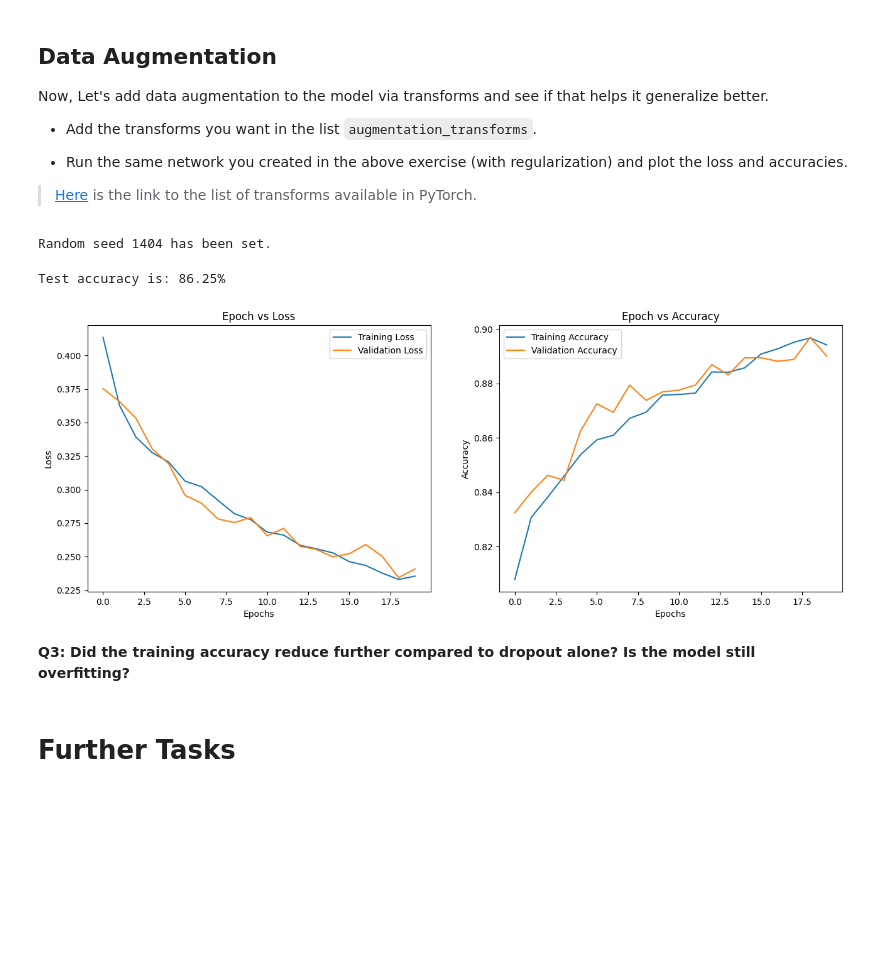
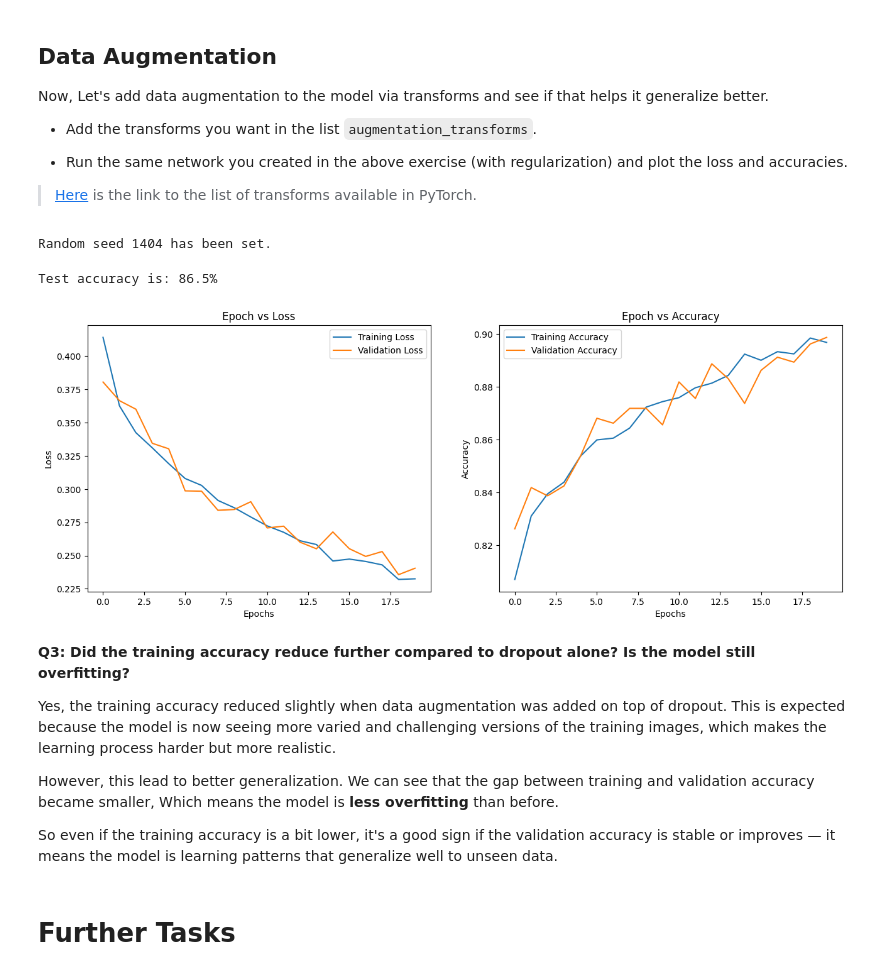
Before and after one commit to MahdiS3171/Deep-Learning-SUT-Course-Spring-2025, a Jupyter notebook: HW/HW2/Student_HW_CNN_part2.ipynb, the cells around one changed output. Cells and saved outputs as stored; diff of their text form; code cells hidden in the pictures; blank space fills up the shorter version.

```diff
--- a/HW/HW2/Student_HW_CNN_part2.ipynb
+++ b/HW/HW2/Student_HW_CNN_part2.ipynb
@@ -324,7 +325,7 @@ class emnist_net(nn.Module):
     # 1)
     self.conv1 = nn.Conv2d(in_channels=1, out_channels=32, kernel_size=5, padding=1)
     self.conv2 = nn.Conv2d(in_channels=32, out_channels=64, kernel_size=5, padding=1)
-    self.fc1 = nn.Linear(64 * 7 * 7, 128)  # After two max pools, image size is reduced from 28x28 to 7x7
+    self.fc1 = nn.Linear(1600, 128)  # After two max pools, image size is reduced from 28x28 to 7x7
     self.fc2 = nn.Linear(128, 26)
 
 
@@ -362,7 +363,7 @@ class emnist_net(nn.Module):
     x = F.max_pool2d(x, kernel_size=2)
 
     # Fully connected layer 1.
-    x = x.view(-1, 7 * 7 * 64)  # another way to flatten the output
+    x = x = torch.flatten(x, 1)  # another way to flatten the output
     x = self.fc1(x)
     x = F.relu(x)
 
@@ -839,15 +859,15 @@ class FMNIST_Net2(nn.Module):
     # 1) Add dropout layers (set the dropout1 parameter to 0.5 and dropout2 to 0.25)
 
     # comment the line below to test your code
-    raise NotImplementedError("Add regularization layers")
+    # raise NotImplementedError("Add regularization layers")
     ####################################################################
 
 
     self.conv1 = nn.Conv2d(1, 32, 3, 1)
     self.conv2 = nn.Conv2d(32, 64, 3, 1)
     # 1)
-    self.dropout1 = ...
-    self.dropout2 = ...
+    self.dropout1 = nn.Dropout(0.5)
+    self.dropout2 = nn.Dropout(0.25)
     self.fc1 = nn.Linear(9216, 128)
     self.fc2 = nn.Linear(128, num_classes)
 
@@ -869,7 +889,7 @@ class FMNIST_Net2(nn.Module):
     # 2) Add the layers in your forward pass in appropriate order
 
     # comment the line below to test your code
-    raise NotImplementedError("Add regularization layers")
+    # raise NotImplementedError("Add regularization layers")
     ####################################################################
 
     # 2)
@@ -878,11 +898,11 @@ class FMNIST_Net2(nn.Module):
     x = self.conv2(x)
     x = F.relu(x)
     x = F.max_pool2d(x, 2)
-    x = ...
+    x = self.dropout1(x)
     x = torch.flatten(x, 1)
     x = self.fc1(x)
     x = F.relu(x)
-    x = ...
+    x = self.dropout2(x)
     x = self.fc2(x)
     return x
 
@@ -965,39 +1051,48 @@ def get_augmentation_transforms():
 
   Args:
     None
 
   Returns:
     augmentation_transforms: list
       List of augmentation transforms
   """
 
   ####################################################################
   # TODO:
   # 1) Add transforms
 
   # comment the line below to test your code
-  raise NotImplementedError("Add transforms")
+  # raise NotImplementedError("Add transforms")
   ####################################################################
 
   # 1)
-  augmentation_transforms = [..., ...]
+  augmentation_transforms = [
+      transforms.RandomHorizontalFlip(),       # Flip image horizontally with 50% probability
+      transforms.RandomRotation(10)           # Rotate image randomly within ±10 degrees
+  ]
 
   return augmentation_transforms
 
 
 set_seed(SEED)
 net3 = FMNIST_Net2(num_classes=2).to(DEVICE)  # Get the network
 
 train_loader, validation_loader, test_loader = transforms_custom(binary=True, seed=SEED)
 train_loss, train_acc, validation_loss, validation_acc = train(net3, DEVICE, train_loader, validation_loader, 20)
 print(f'Test accuracy is: {test(net3, DEVICE, test_loader)}')
 plot_loss_accuracy(train_loss, train_acc, validation_loss, validation_acc)
 # %% [output]
 Random seed 1404 has been set.
-Test accuracy is: 86.25%
+Test accuracy is: 86.5%
-[figure, old version]
+[figure, new version]
-# %% [markdown]
-**Q3: Did the training accuracy reduce further compared to dropout alone? Is the model still overfitting?**
+# %% [markdown]
+**Q3: Did the training accuracy reduce further compared to dropout alone? Is the model still overfitting?**
+
+Yes, the training accuracy reduced slightly when data augmentation was added on top of dropout. This is expected because the model is now seeing more varied and challenging versions of the training images, which makes the learning process harder but more realistic.
+
+However, this lead to better generalization. We can see that the gap between training and validation accuracy became smaller, Which means the model is **less overfitting** than before.
+
+So even if the training accuracy is a bit lower, it's a good sign if the validation accuracy is stable or improves — it means the model is learning patterns that generalize well to unseen data.
 # %% [markdown]
 # Further Tasks
 # %% [markdown]
```
Also changed, not shown: parts of 24 cells of this notebook.
